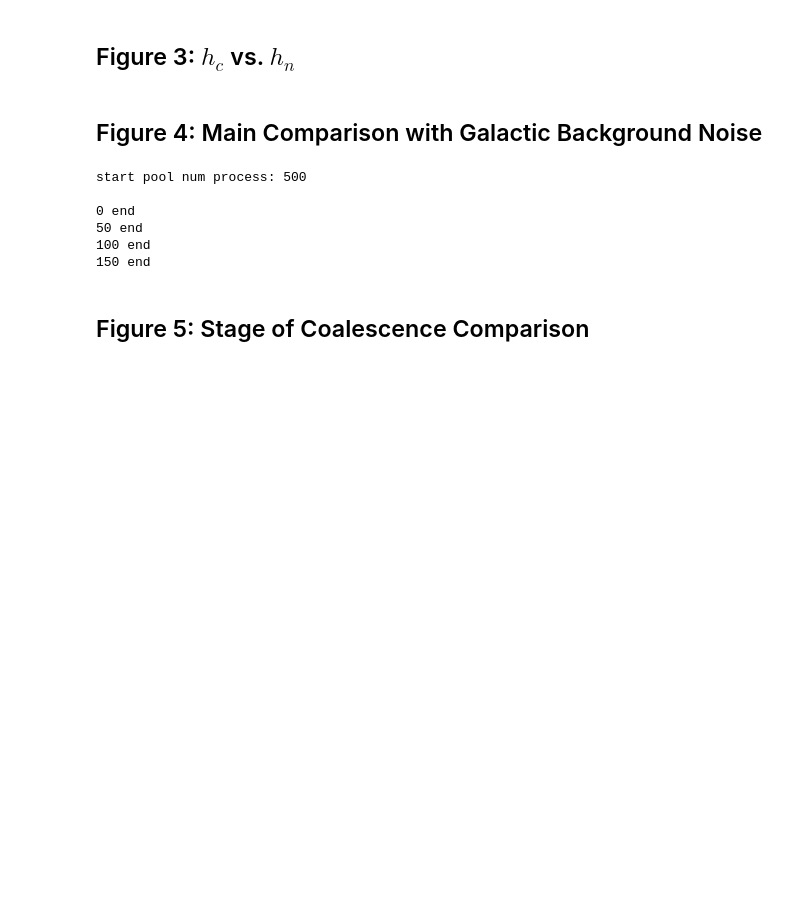
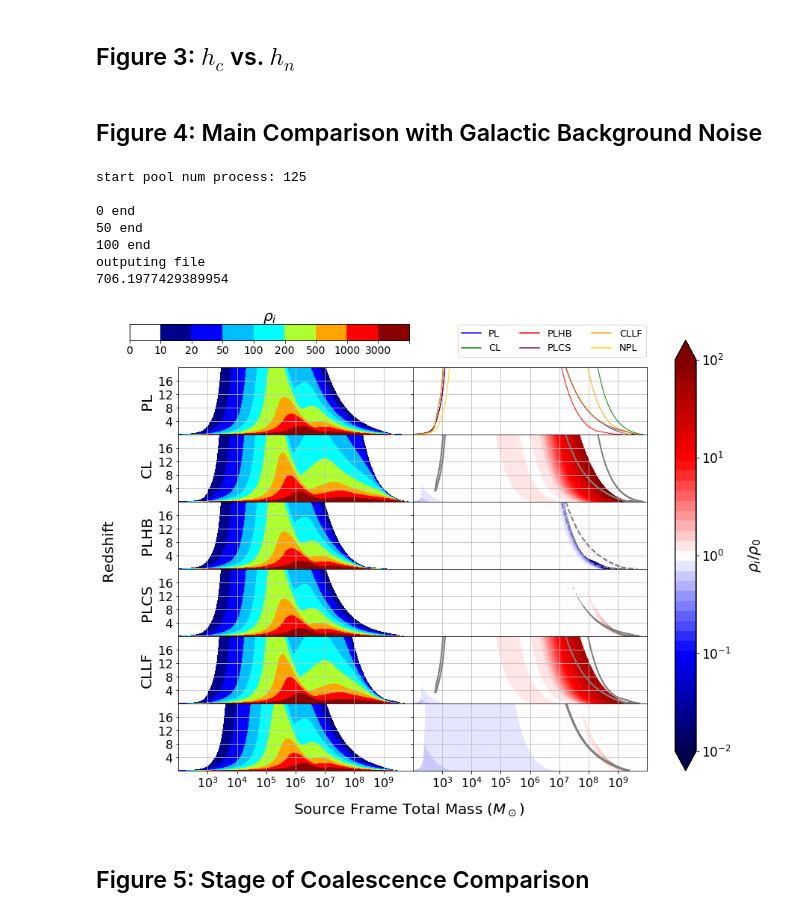
Before and after one commit to mikekatz04/BOWIE, a Jupyter notebook: notebooks/paper_plots.ipynb, the cells around one changed output. Drawn from its saved outputs; the diff is of its cells as text; code cells hidden in the pictures; blank space fills up the shorter version.

Commit message:
paper_plots udpated and checked with NPL

```diff
--- a/notebooks/paper_plots.ipynb
+++ b/notebooks/paper_plots.ipynb
@@ -170,7 +170,7 @@ main_comp_generate = {
 "general":
     {
     "WORKING_DIRECTORY": ".",
-    "signal_type": ["all"],# "ins", "mrg", "rd"],
+    "signal_type": ["all", "ins", "mrg", "rd"],
     "generation_type": "parallel",
     "num_processors": 4,
     "num_splits":2000,
@@ -180,7 +180,7 @@ main_comp_generate = {
 "output_info":
     {
     "output_folder": "paper_data",
-    "output_file_name":"q5_s65_high_res",
+    "output_file_name":"q5_s65_new_check",
     "output_file_type":"hdf5",
     "x_col_name": "M_s",
     "y_col_name": "z",
@@ -198,8 +198,9 @@ main_comp_generate = {
         {"name":"PL.txt", "type":"ASD"},
         #{"name":"CL.txt", "type":"ASD"},
         #{"name":"PLHB.txt", "type":"ASD"},
-        {"name":"PLCS.txt", "type":"ASD"},
+        #{"name":"PLCS.txt", "type":"ASD"},
         #{"name":"CLLF.txt", "type":"ASD"}
+         {"name":"NPL.txt", "type":"PSD", "amplitude_column_label": "PSD"},
         ],
     "sensitivity_averaging_factor":0.3872983346,
     "input_folder":"../noise_curves",
@@ -210,14 +211,14 @@ main_comp_generate = {
 "generate_info":
     {
     "xscale": "log",
-    "num_x": 1000,
-    "x_low": 1e7,
+    "num_x": 500,
+    "x_low": 1e2,
     "x_high": 1e10,
     "xval_name": "total_mass",
     "xval_unit": "SolarMasses",
 
     "yscale": "log",
-    "num_y": 1000,
+    "num_y": 500,
     "y_low": 1e-2,
     "y_high": 2e1,
     "yval_name": "redshift",
@@ -256,12 +257,13 @@ main_comp_generate = {
 
 generate_contour_data(main_comp_generate)
 # %% [output]
-start pool num process: 500
+start pool num process: 125
 
 0 end
 50 end
 100 end
-150 end
+outputing file
+706.1977429389954
 # %%
 main_comp_plot_WD = {
 "general":{
@@ -285,7 +287,7 @@ main_comp_plot_WD = {
 
     "tick_label_fontsize":16,
 
-    "num_rows": 5,
+    "num_rows": 6,
     "num_cols": 2,
 
     "xlims": [2.0, 10.0],
@@ -315,11 +317,11 @@ main_comp_plot_WD = {
         },
 
     "1":{
-        "indices": [0, 2, 4, 6, 8],
+        "indices": [0, 2, 4, 6, 8, 10],
         "type": "Horizon",
         "legend":
             {
-            "labels": ["PL", "CL", "PLHB", "PLCS", "CLLF"],
+            "labels": ["PL", "CL", "PLHB", "PLCS", "CLLF", "NPL"],
             "bbox_to_anchor": [0.17, 1.7],
             "size":13,
             "ncol": 3
@@ -362,33 +364,45 @@ main_comp_plot_WD = {
         "label":
             {"ylabel": "PLCS"}
         },
     "7":{
         #"indices": 6,
         "file":[{"name": "paper_data/q5_s65_high_res.hdf5", "label":"PLCS_wd_all"}],
         "control":
             #{"index": 0},
             {"name": "paper_data/q5_s65_high_res.hdf5", "label":"PL_wd_all"},
         "type": "Ratio",
         },
     "8":{
         "file":[
             {"label":"CLLF_wd_all"}
             ],
         "type": "Waterfall",
         "label":
             {"ylabel": "CLLF"}
         },
     "9":{
         "indices": 8,
         "control":
             {"index": 0},
         "type": "Ratio",
+        },
+    "10":{
+        "file": [{"name": "paper_data/q5_s65_new_check.hdf5", "label":"NPL_wd_all"}],
+        "type": "Waterfall",
+        },
+    "11":{
+        "file": [{"name": "paper_data/q5_s65_new_check.hdf5", "label":"NPL_wd_all"}],
+        "control":
+            {"name": "paper_data/q5_s65_new_check.hdf5", "label":"PL_wd_all"},
+        "type": "Ratio",
         }
     }
 }
 
 
 plot_main(main_comp_plot_WD)
+# %% [output]
+[figure, added]
 # %% [markdown]
 ## Figure 5: Stage of Coalescence Comparison
 # %%
```
